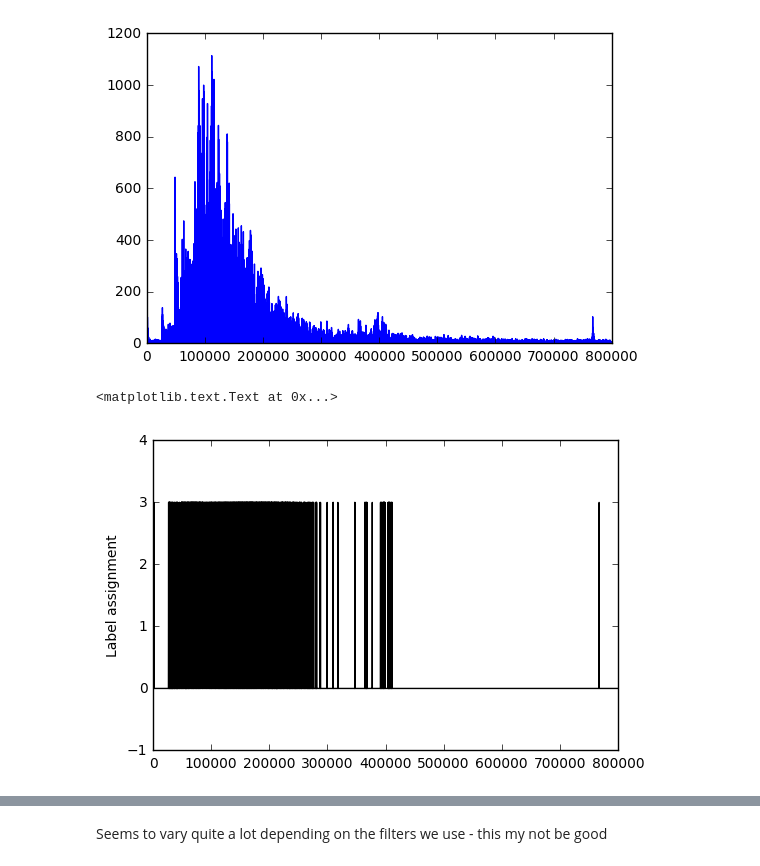
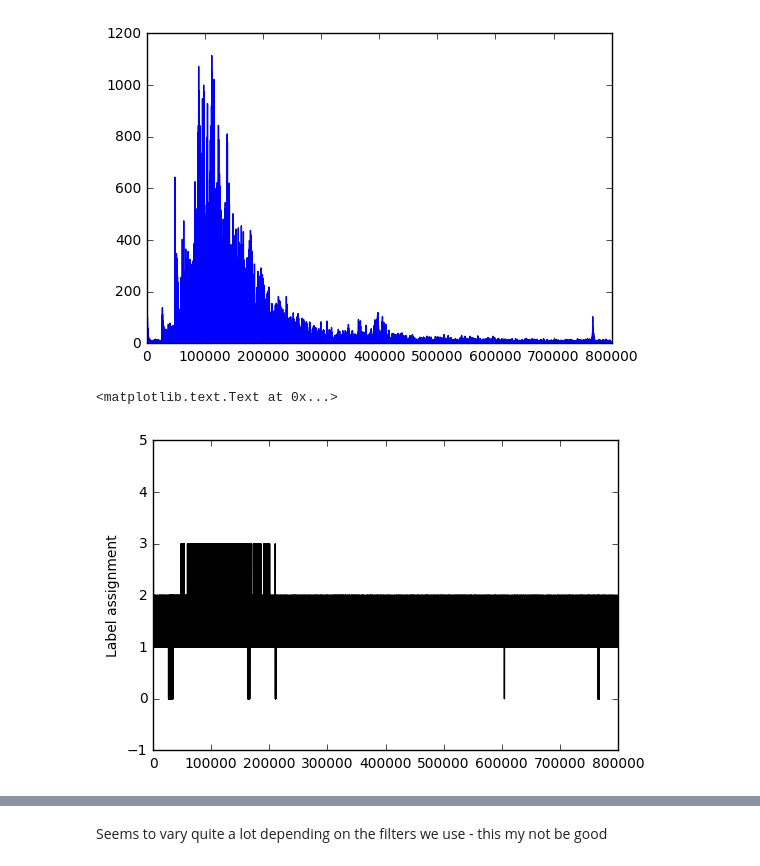
Before and after one commit to rmartinshort/DataFetch, a Jupyter notebook: wavelet.ipynb, the cells around one changed output, grey strips where cells are left out. Drawn from its saved outputs; the diff is of its cells as text; code cells hidden in the pictures.

```diff
--- a/wavelet.ipynb
+++ b/wavelet.ipynb
@@ -83,9 +83,14 @@ scalogram_df.head()
 ## Using Kmeans to cluster the data
 # %%
 from sklearn.cluster import KMeans, MiniBatchKMeans, Birch
+from sklearn.preprocessing import StandardScaler
+
+scaler = StandardScaler()
+scaler.fit(scalogram_df)
+scaled_scalogram = scaler.transform(scalogram_df)
 
 est = KMeans(n_clusters=4,verbose=0)
-est.fit(scalogram_df)
+est.fit(scaled_scalogram)
 # %% [output]
 KMeans(algorithm='auto', copy_x=True, init='k-means++', max_iter=300,
     n_clusters=4, n_init=10, n_jobs=1, precompute_distances='auto',
@@ -250,10 +257,20 @@ est5 = MiniBatchKMeans(n_clusters=4).fit(arr_df)
+# %%
+#Interestingly, it appears to work better without the scaling applied!
+#Could also just normalize the traces
+
+scaler = StandardScaler()
+scaler.fit(arr_df)
+scaled_arr = scaler.transform(arr_df)
+scaled_arr_df = pd.DataFrame(scaled_arr,columns=arr_df.columns)
+
+est5 = KMeans(n_clusters=4).fit(scaled_arr_df)
 # %%
 plt.plot(est5.labels_,'k-',markersize=0.5)
-plt.ylim(-1,4)
+plt.ylim(-1,5)
 plt.ylabel("Label assignment")
 # %% [output]
 <matplotlib.text.Text at 0x...>
-[figure, old version]
+[figure, new version]
 # %%
 #Using a sample size of 3 seconds - averaging over 3 second blocks
 
```
Also changed, not shown: parts of 15 cells of this notebook.
